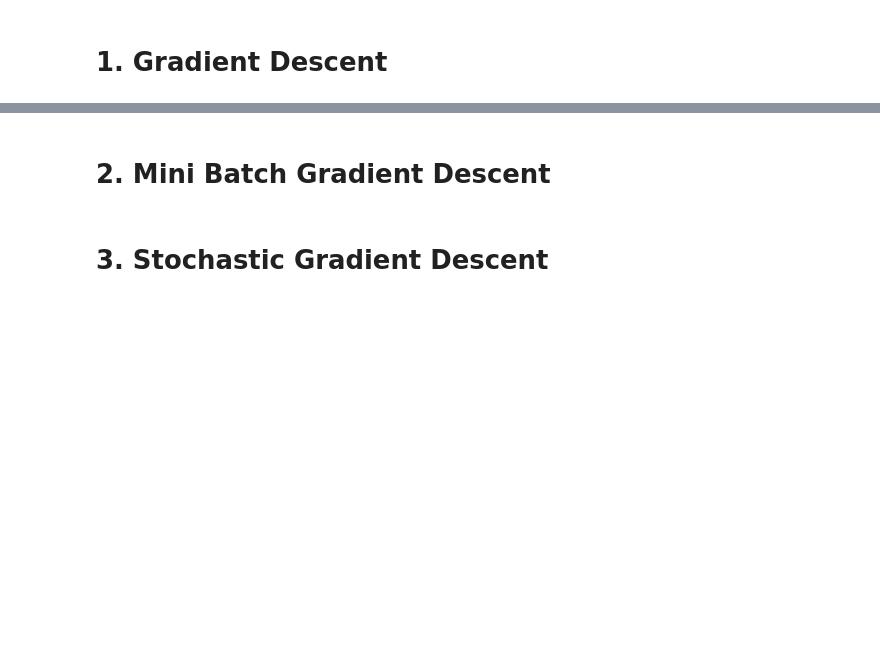
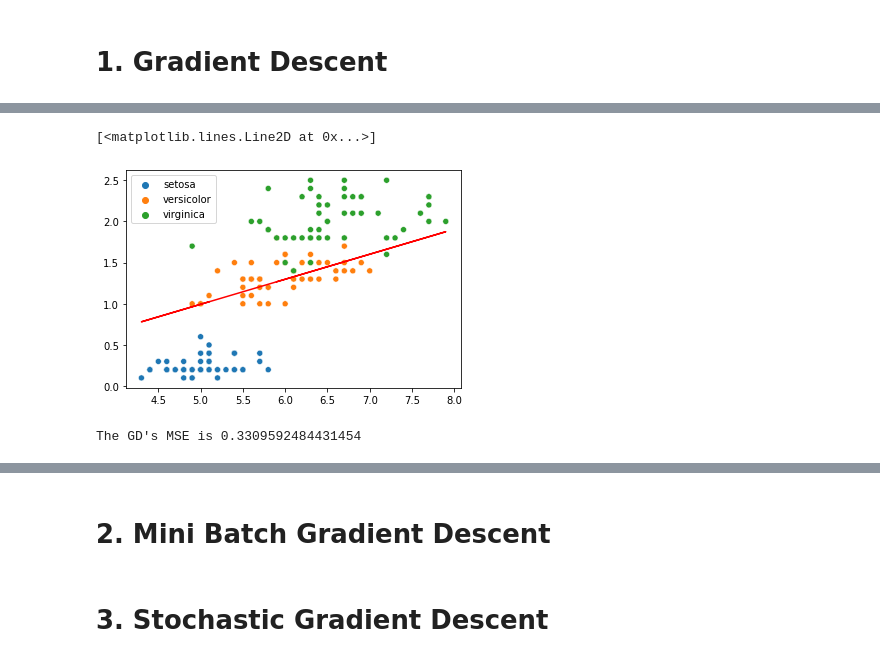
Before and after one commit to bsraya/optimization, a Jupyter notebook: gd.ipynb, the cells around one changed output, grey strips where cells are left out. Drawn from its saved outputs; the diff is of its cells as text; code cells hidden in the pictures; blank space fills up the shorter version.

```diff
--- a/gd.ipynb
+++ b/gd.ipynb
@@ -58,0 +78,26 @@ gd_loss.tail(20)
+# %%
+sns.scatterplot(
+    x = sepal_length,
+    y = petal_width,
+    hue = species_names
+)
+
+plt.plot(
+    sepal_length,
+    gd_intercept + gd_coefficient * sepal_length,
+    color = 'r'
+)
+# %% [output]
+[<matplotlib.lines.Line2D at 0x...>]
+[figure, added]
+# %%
+gd_predictions = [gd_intercept + gd_coefficient * x for x in sepal_length]
+
+gd_mse = mean_squared_error(
+    gd_predictions,
+    petal_width
+)
+
+print(f"The GD's MSE is {gd_mse}")
+# %% [output]
+The GD's MSE is 0.3309592484431454
```
Also changed, not shown: parts of 27 cells of this notebook, 3 other files.
